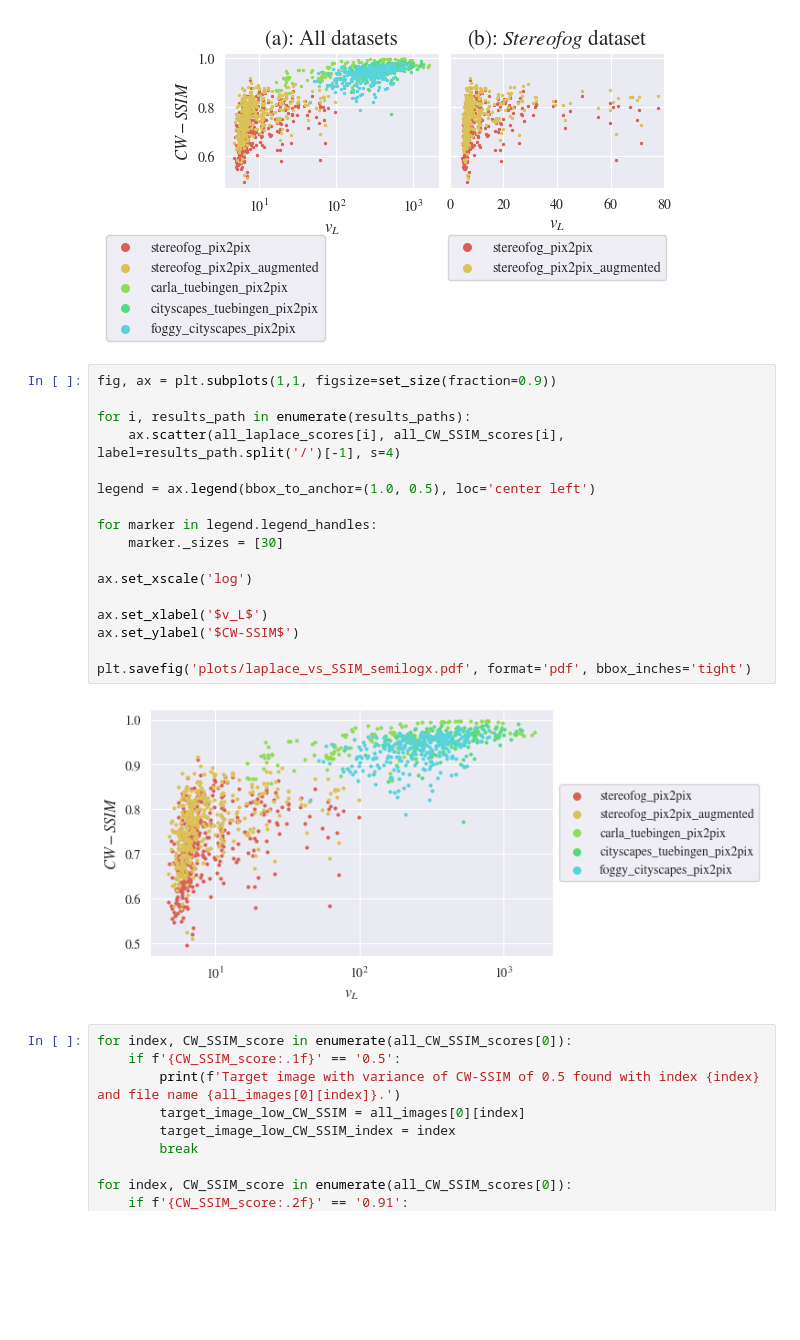
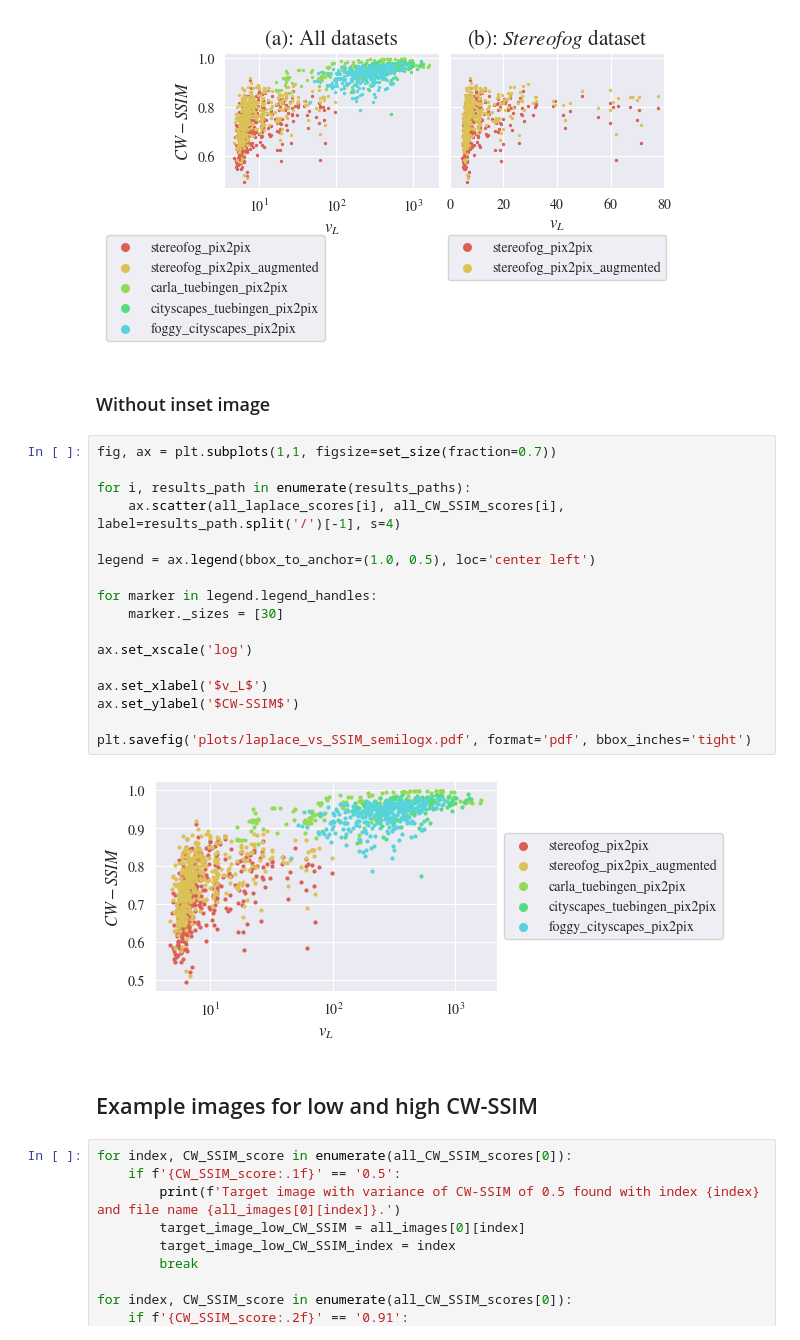
Before and after one commit to apoll2000/stereofog, a Jupyter notebook: fogginess_quality_evaluation.ipynb, the cells around one changed output. Drawn from its saved outputs; the diff is of its cells as text; blank space fills up the shorter version.

```diff
--- a/fogginess_quality_evaluation.ipynb
+++ b/fogginess_quality_evaluation.ipynb
@@ -139,25 +142,29 @@ plt.subplots_adjust(wspace=0.05)
 # plt.savefig('plots/laplace_vs_SSIM.pdf', format='pdf', bbox_inches='tight')
 # %% [output]
 [figure]
+# %% [markdown]
+### Without inset image
 # %%
-fig, ax = plt.subplots(1,1, figsize=set_size(fraction=0.9))
+fig, ax = plt.subplots(1,1, figsize=set_size(fraction=0.7))
 
 for i, results_path in enumerate(results_paths):
     ax.scatter(all_laplace_scores[i], all_CW_SSIM_scores[i], label=results_path.split('/')[-1], s=4)
 
 legend = ax.legend(bbox_to_anchor=(1.0, 0.5), loc='center left')
 
 for marker in legend.legend_handles:
     marker._sizes = [30]
 
 ax.set_xscale('log')
 
 ax.set_xlabel('$v_L$')
 ax.set_ylabel('$CW-SSIM$')
 
 plt.savefig('plots/laplace_vs_SSIM_semilogx.pdf', format='pdf', bbox_inches='tight')
 # %% [output]
-[figure, old version]
+[figure, new version]
+# %% [markdown]
+## Example images for low and high CW-SSIM
 # %%
 for index, CW_SSIM_score in enumerate(all_CW_SSIM_scores[0]):
     if f'{CW_SSIM_score:.1f}' == '0.5':
```
Also changed, not shown: parts of 3 cells of this notebook.
